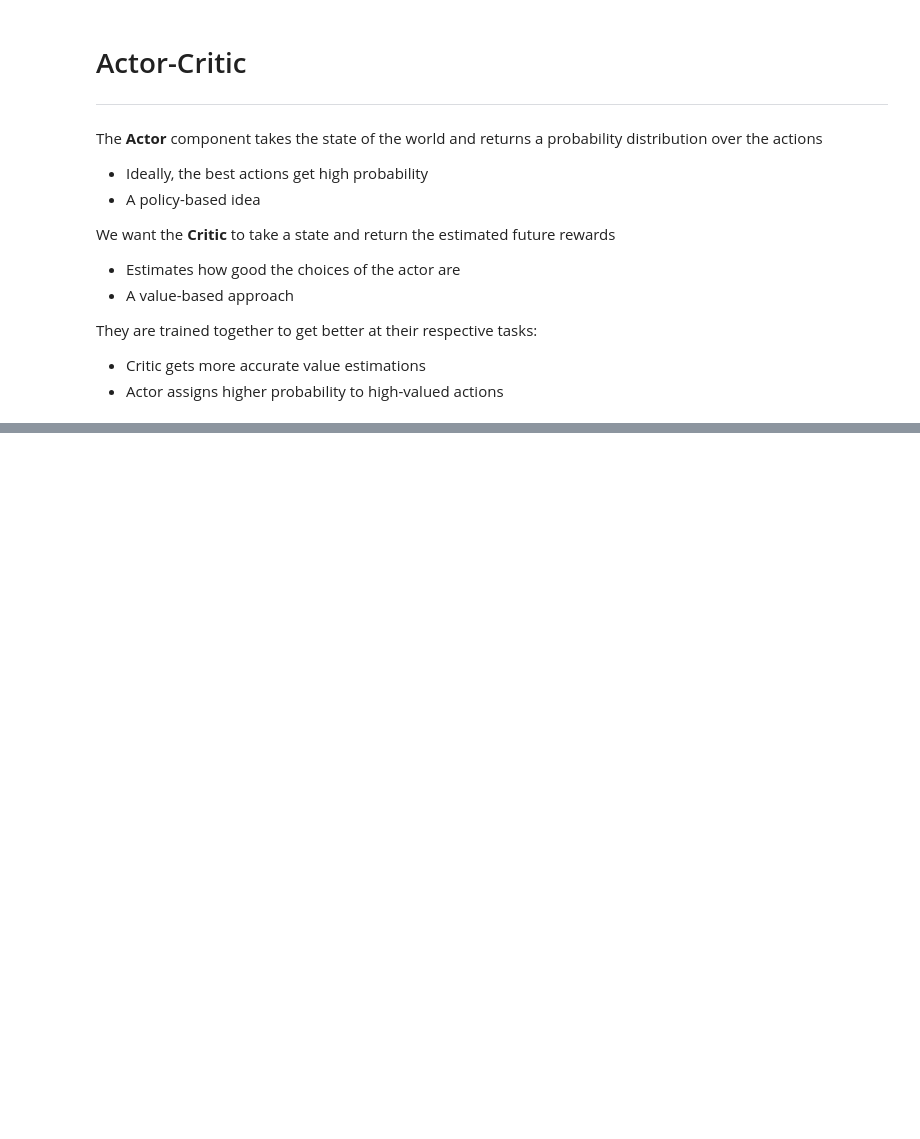
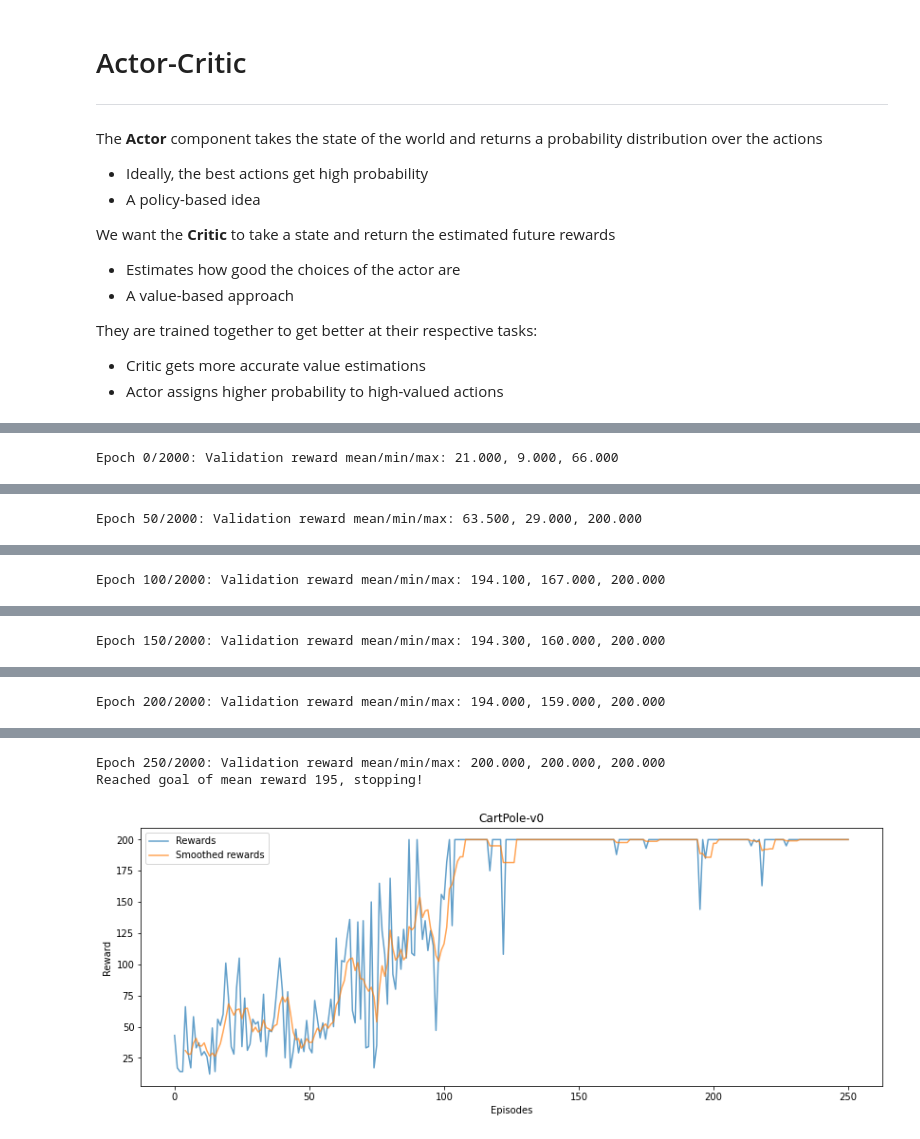
Before and after one commit to nkiehne/jupyter-notebooks, a Jupyter notebook: Intro Reinforcement Learning.ipynb, the cells around one changed output, grey strips where cells are left out. Saved outputs shown, nothing was run; the diff lists cells and outputs as text; code cells hidden in the pictures; blank space fills up the shorter version.

```diff
--- a/Intro Reinforcement Learning.ipynb
+++ b/Intro Reinforcement Learning.ipynb
@@ -781,0 +859,7 @@ The `gym` package from OpenAI is a repository of multiple RL environments:
+# %%
+env = gym.make('MontezumaRevenge-ram-v0')
+# random action model:
+model = lambda state: env.action_space.sample()
+
+make_video(env, model, max_steps=500)
+env.close()
@@ -782,18 +874,19 @@ The `gym` package from OpenAI is a repository of multiple RL environments:
 # %%
 env = gym.make('CartPole-v0')
 val_env = env.unwrapped
+env.seed(1); val_env.seed(1)
+with tf.device("/cpu:0"):
+    tf.random.set_seed(1)
 
-tf.random.set_seed(1)
+    input_layer = Input(env.observation_space.shape)
+    l = Dense(128, "relu")(input_layer)
+    actor = Dense(env.action_space.n, "softmax", name="actor")(l)
+    critic = Dense(1, name="critic")(l)
+    model = Model(input_layer, [actor, critic])
 
-input_layer = Input(env.observation_space.shape)
-l = Dense(128, "relu")(input_layer)
-actor = Dense(env.action_space.n, "softmax", name="actor")(l)
-critic = Dense(1, name="critic")(l)
-model = Model(input_layer, [actor, critic])
+    model.summary(50)
+    opt = keras.optimizers.Adam(lr=0.02)
+    critic_loss = keras.losses.Huber()
 
-model.summary(50)
-opt = keras.optimizers.Adam(lr=0.02)
-critic_loss = keras.losses.MeanSquaredError()
-
-a2c = ActorCriticDiscrete(env, model, critic_loss, opt,
-                          val_env=val_env)
+    ac = ActorCriticDiscrete(env, model, critic_loss, opt,
+                              val_env=val_env)
@@ -800,6 +910,10 @@ a2c = ActorCriticDiscrete(env, model, critic_loss, opt,
 # %%
-a2c.train(epochs=2000, discount=0.99,
-          max_train_steps=200, validate_every=50,
-          val_episodes=5, max_val_steps=500,
-          video=True, max_video_steps=500,
-          avg_reward_goal=195)
+with tf.device("/cpu:0"):
+    tf.random.set_seed(1)
+    h = ac.train(epochs=2000, discount=0.99,
+                  max_train_steps=200, validate_every=50,
+                  val_episodes=10, max_val_steps=200,
+                  video=True, max_video_steps=500,
+                  avg_reward_goal=195)
+ac.plot_reward_history(h)
+# %% [output]
@@ -805,0 +921 @@ a2c.train(epochs=2000, discount=0.99,
+Epoch 0/2000: Validation reward mean/min/max: 21.000, 9.000, 66.000
@@ -805,0 +923 @@ a2c.train(epochs=2000, discount=0.99,
+Epoch 50/2000: Validation reward mean/min/max: 63.500, 29.000, 200.000
@@ -805,0 +925 @@ a2c.train(epochs=2000, discount=0.99,
+Epoch 100/2000: Validation reward mean/min/max: 194.100, 167.000, 200.000
@@ -805,0 +927 @@ a2c.train(epochs=2000, discount=0.99,
+Epoch 150/2000: Validation reward mean/min/max: 194.300, 160.000, 200.000
@@ -805,0 +929 @@ a2c.train(epochs=2000, discount=0.99,
+Epoch 200/2000: Validation reward mean/min/max: 194.000, 159.000, 200.000
@@ -805,0 +931,3 @@ a2c.train(epochs=2000, discount=0.99,
+Epoch 250/2000: Validation reward mean/min/max: 200.000, 200.000, 200.000
+Reached goal of mean reward 195, stopping!
+[figure, added]
```
Also changed, not shown: parts of 32 cells of this notebook, 5 other files.
